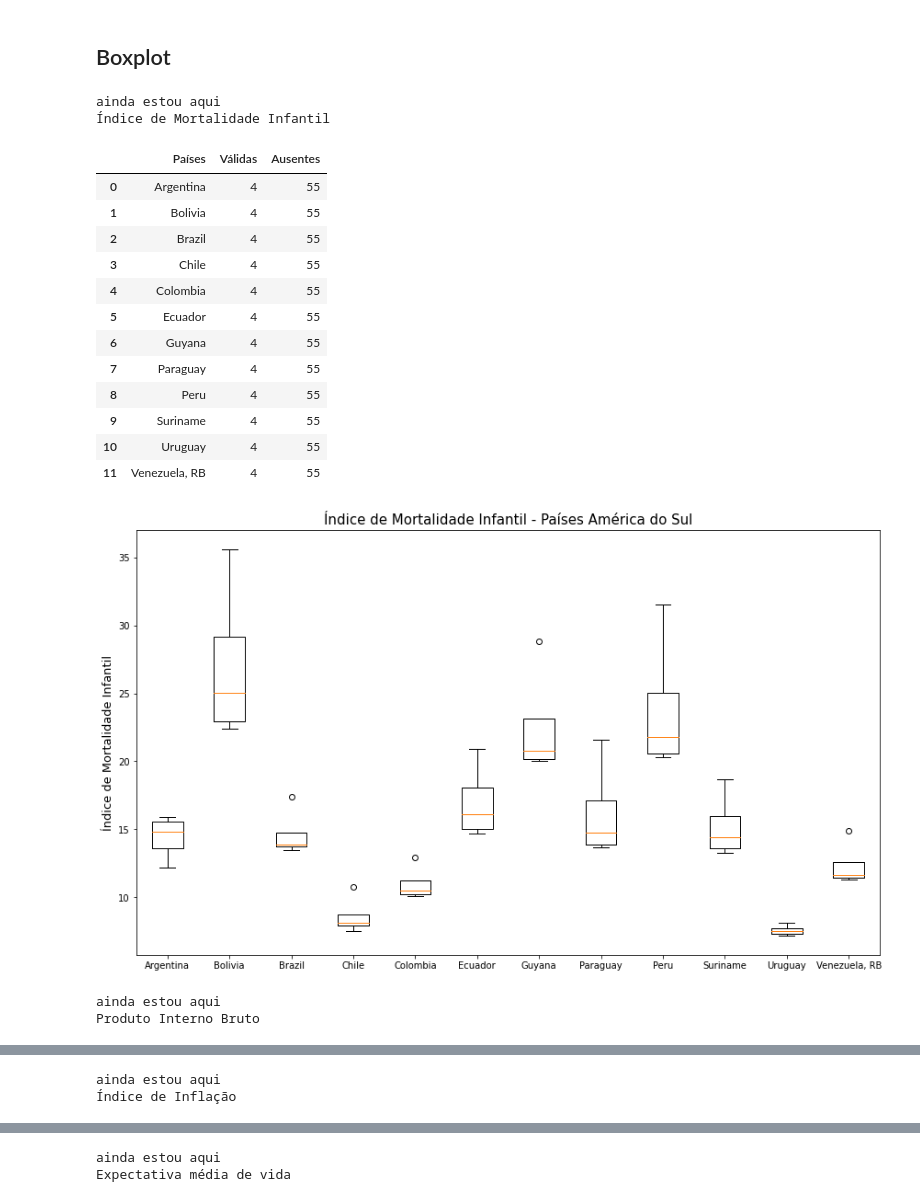
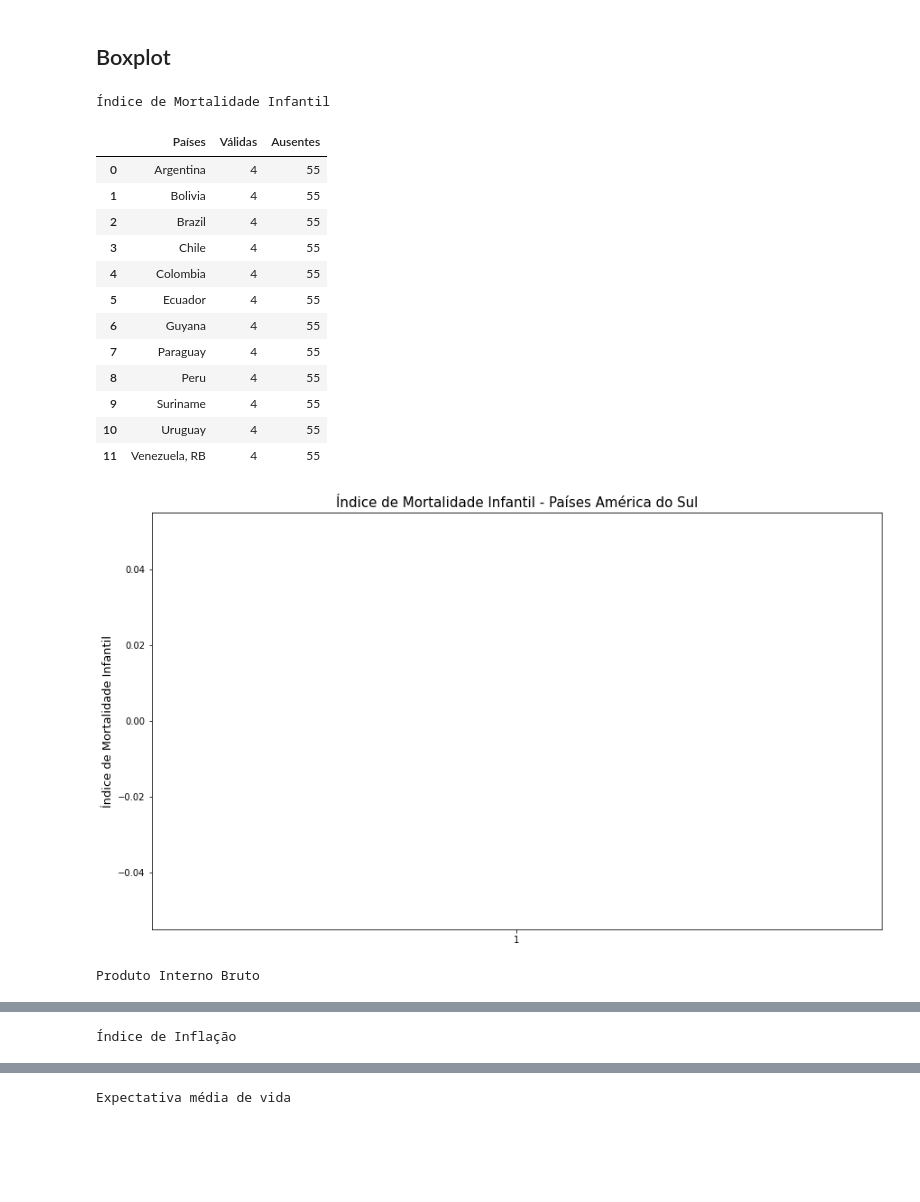
Before and after one commit to sganzerla/DPS852-Data-Science, a Jupyter notebook: T3/T3.ipynb, the cells around one changed output, grey strips where cells are left out. Saved outputs shown, nothing was run; the diff lists cells and outputs as text; code cells hidden in the pictures; blank space fills up the shorter version.

Commit message:
chore: filtrando series com mais de 20 registros

```diff
--- a/T3/T3.ipynb
+++ b/T3/T3.ipynb
@@ -48,9 +48,6 @@ df_paises_sul_americanos = filtrar_dataset(
     nome_coluna='Country Code',
     filtro=filtro_paises_sul_americanos)
 
-df_paises_sul_americanos = remover_colunas(
-    df_paises_sul_americanos, ['Indicator Code', 'Unnamed: 63'])
-
 gravar_arquivo(df_paises_sul_americanos, 'df_paises_sul_americanos.csv')
 
 # dataframe com os dados da mortalidade infantil
@@ -58,13 +55,6 @@ df_mort = filtrar_dataset(
     df=df_paises_sul_americanos,
     nome_coluna="Indicator Name",
     filtro=filtro_mortalidade)
-
-# separando o nome dos paises antes de apagar a coluna do dataset
-nome_paises = df_mort['Country Name'].reset_index(drop=True)
-gravar_arquivo(nome_paises, 'nome_paises.csv')
-
-df_mort = remover_colunas(
-    df_mort, ['Country Code', 'Indicator Name', 'Country Name'])
 
 gravar_arquivo(df_mort, 'df_mort_sul_ame.csv')
 
@@ -74,9 +64,6 @@ df_pib = filtrar_dataset(
     nome_coluna="Indicator Name",
     filtro=filtro_pib)
 
-df_pib = remover_colunas(
-    df_pib, ['Country Code', 'Indicator Name', 'Country Name'])
-
 gravar_arquivo(df_pib, 'df_pib_sul_ame.csv')
 
 # dataframe com os dados da inflacao
@@ -84,9 +71,6 @@ df_infl = filtrar_dataset(
     df=df_paises_sul_americanos,
     nome_coluna="Indicator Name",
     filtro=filtro_inflacao)
-
-df_infl = remover_colunas(
-    df_infl, ['Country Code', 'Indicator Name', 'Country Name'])
 
 gravar_arquivo(df_infl, 'df_infl_sul_ame.csv')
 
@@ -96,9 +80,6 @@ df_long = filtrar_dataset(
     nome_coluna="Indicator Name",
     filtro=filtro_longevidade)
 
-df_long = remover_colunas(
-    df_long, ['Country Code', 'Indicator Name', 'Country Name'])
-
 gravar_arquivo(df_long, 'df_long_sul_ame.csv')
 # %% [markdown]
 ## Histograma
@@ -113,31 +86,44 @@ plt.show()
 # %% [markdown]
 ## Boxplot
 # %%
+def apagar_colunas_nao_sao_anos(df: pd.DataFrame) -> pd.DataFrame:
+    col_apagar = []
+    for x in df.columns:
+        if not (x.isnumeric()):
+            col_apagar.append(x)
+
+    return remover_colunas(df, col_apagar)
+
+
 def conferir_dados_ausentes(df: pd.DataFrame, nome_problema: str, rotulos: list[str]) -> pd.DataFrame:
     validas = []
     ausentes = []
-
     for indice, linha in df.iterrows():
         dados_pais: pd.Series = linha.to_frame()
         ausentes.append(dados_pais.isna().sum().values[0])
-        validas.append(dados_pais.shape[0] -
-                       dados_pais.isna().sum(axis=0).values[0])
-
+        quant_valida = dados_pais.shape[0] - \
+            dados_pais.isna().sum(axis=0).values[0]
+        validas.append(quant_valida)
+        if(quant_valida < 20):
+            df.drop(indice, inplace=True)
     dados = pd.DataFrame(
         {'Países': rotulos, 'Válidas': validas, 'Ausentes': ausentes})
     print(nome_problema)
     display(dados)
-    return dados
+    return df
 
 
-def gerar_grafico_box_plot(df: pd.DataFrame, nome_eixo_y: str, rotulos: list[str]):
+def gerar_grafico_box_plot(df: pd.DataFrame, nome_eixo_y: str):
+
+    rotulos = df_mort['Country Name'].reset_index(drop=True)
+
     # apaga coluna indice que é gerado ao ler
-    if('Unnamed: 0' in df.columns):
-        print('ainda estou aqui')
-        df = remover_colunas(df, 'Unnamed: 0')
-    relatorio_dados_ausentes = conferir_dados_ausentes(df, nome_eixo_y, rotulos)
+    df = apagar_colunas_nao_sao_anos(df)
+
+    df_amostra_valida = conferir_dados_ausentes(
+        df, nome_eixo_y, rotulos)
     dados = []
-    df_sem_na = df.dropna(axis=1)
+    df_sem_na = df_amostra_valida.dropna(axis=1)
 
     for indice, linha in df_sem_na.iterrows():
         dados_pais = linha.values
@@ -147,45 +133,39 @@ def gerar_grafico_box_plot(df: pd.DataFrame, nome_eixo_y: str, rotulos: list[str
     fig.set_size_inches(14.5, 8.5, forward=True)
     plt.title(nome_eixo_y + " - Países América do Sul", fontsize=15)
     plt.ylabel(nome_eixo_y, fontsize=13)
-    ax.boxplot(dados, labels=rotulos)
+    ax.boxplot(dados, )
     plt.show()
 
 
-nomes_paises = ler_arquivo('nome_paises.csv')
-# convertendo dataframe para serie
-rotulos_paises = nomes_paises['Country Name'].squeeze()
-
 dataframe_mort = ler_arquivo('df_mort_sul_ame.csv')
 gerar_grafico_box_plot(
-    dataframe_mort, "Índice de Mortalidade Infantil", rotulos_paises)
+    dataframe_mort, "Índice de Mortalidade Infantil")
 
 dataframe_pib = ler_arquivo('df_pib_sul_ame.csv')
-gerar_grafico_box_plot(dataframe_pib, "Produto Interno Bruto", rotulos_paises)
+gerar_grafico_box_plot(dataframe_pib, "Produto Interno Bruto")
 
 dataframe_infl = ler_arquivo('df_infl_sul_ame.csv')
-gerar_grafico_box_plot(dataframe_infl, "Índice de Inflação", rotulos_paises)
+gerar_grafico_box_plot(dataframe_infl, "Índice de Inflação")
 
 dataframe_long = ler_arquivo('df_long_sul_ame.csv')
 gerar_grafico_box_plot(
-    dataframe_long, "Expectativa média de vida", rotulos_paises)
+    dataframe_long, "Expectativa média de vida")
 # %% [output]
-ainda estou aqui
 Índice de Mortalidade Infantil
 |  | Países | Válidas | Ausentes |
 | 0 | Argentina | 4 | 55 |
 | 1 | Bolivia | 4 | 55 |
 | 2 | Brazil | 4 | 55 |
 | 3 | Chile | 4 | 55 |
 | 4 | Colombia | 4 | 55 |
 | 5 | Ecuador | 4 | 55 |
 | 6 | Guyana | 4 | 55 |
 | 7 | Paraguay | 4 | 55 |
 | 8 | Peru | 4 | 55 |
 | 9 | Suriname | 4 | 55 |
 | 10 | Uruguay | 4 | 55 |
 | 11 | Venezuela, RB | 4 | 55 |
-[figure, old version]
+[figure, new version]
-ainda estou aqui
 Produto Interno Bruto
 |  | Países | Válidas | Ausentes |
 | 0 | Argentina | 57 | 2 |
@@ -204,4 +184,3 @@ Produto Interno Bruto
-ainda estou aqui
 Índice de Inflação
 |  | Países | Válidas | Ausentes |
 | 0 | Argentina | 0 | 59 |
@@ -220,4 +199,3 @@ ainda estou aqui
-ainda estou aqui
 Expectativa média de vida
 |  | Países | Válidas | Ausentes |
 | 0 | Argentina | 58 | 1 |
```
Also changed, not shown: parts of 2 cells of this notebook, 6 other files.
